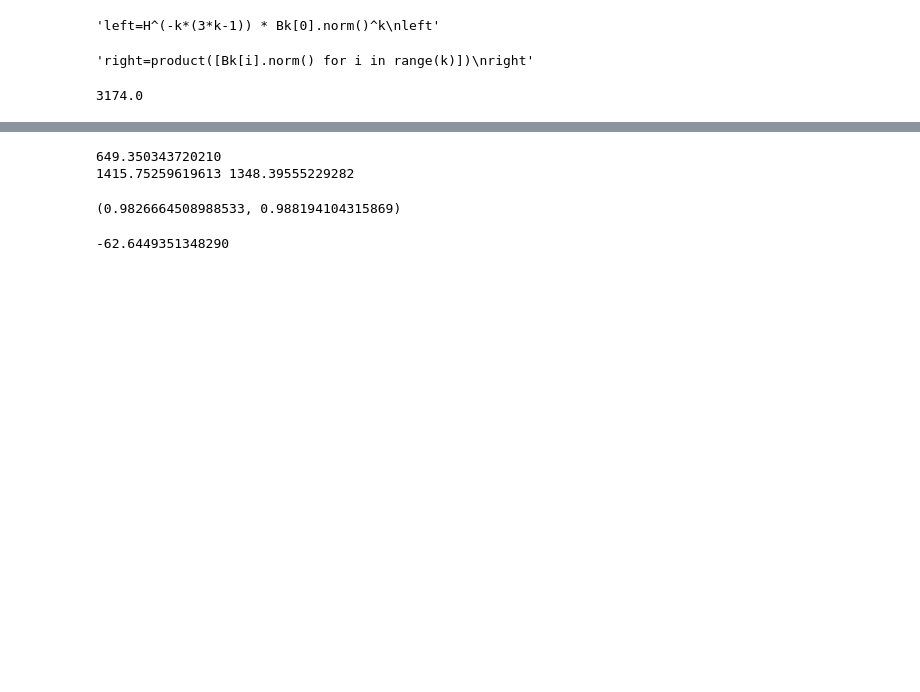
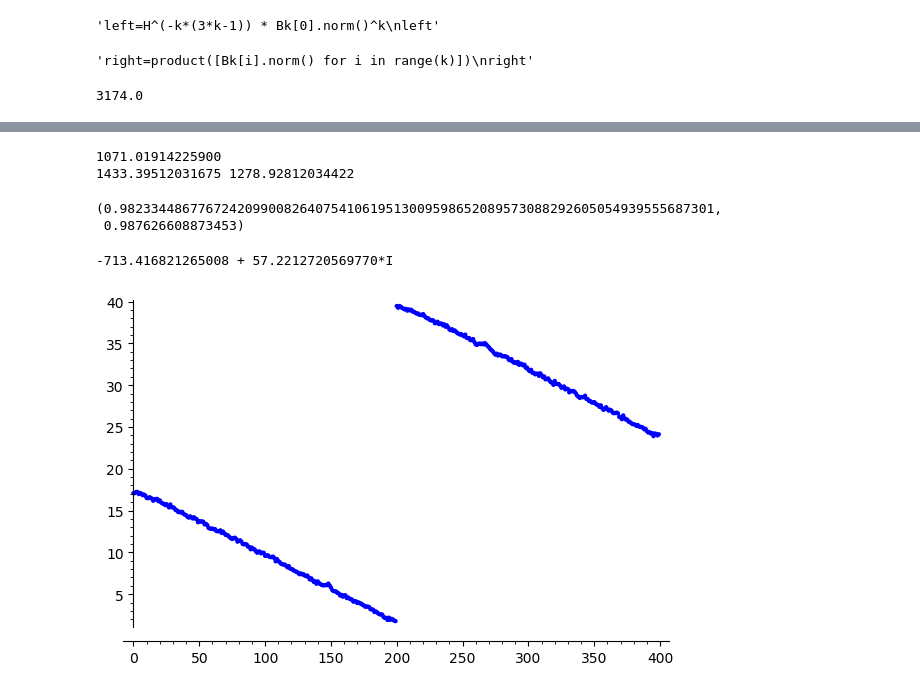
Before and after one commit to alexgit256/Diploma-NTRU-attack-params-BKZ-, a Jupyter notebook: test LLL/NTRU crack no max loops with lemma_2_1.ipynb, the cells around one changed output, grey strips where cells are left out. Drawn from its saved outputs; the diff is of its cells as text; code cells hidden in the pictures; blank space fills up the shorter version.

```diff
--- a/test LLL/NTRU crack no max loops with lemma_2_1.ipynb
+++ b/test LLL/NTRU crack no max loops with lemma_2_1.ipynb
@@ -166,7 +166,7 @@ def ntru_plain_hybrid_basis(A, g, q, nsamples):
 	B = LLL.reduction(B)
 	return B, Bg
 
-n=256; q=next_prime(int(2^32*15.6))
+n=256; q=1832393
 h,q = gen_ntru_challenge(n,q)
 print(h,q)
 # %% [output]
@@ -307,20 +307,20 @@ Building basis of NTRU lattice...
 # %%
 ### PREPROC PHASE FOR FPYLLL ###
-k=127; beta=38
+k=200; beta=40
 
 print("Building submatrix of size 2*k =", 2*k, "...")
 TIME = time.time()
 Bk = B.submatrix(range(n-k,n+k), range(n-k,n+k)) # ~30s
-FPLLL.set_precision(180)
+FPLLL.set_precision(240)
 GSO_Bk = GSO.Mat(Bk, float_type='mpfr')
 print("Preprocessing...")
 Bk_BKZ = BKZ2(GSO_Bk)
 print("Done. time: ", (time.time() - TIME))
 
 ### BKZ PHASE ###
-flags = BKZ.AUTO_ABORT|BKZ.GH_BND|BKZ.VERBOSE|BKZ.MAX_LOOPS
+flags = BKZ.AUTO_ABORT|BKZ.GH_BND|BKZ.VERBOSE#|BKZ.MAX_LOOPS
 #beta = 9
-par = BKZ.Param(block_size=beta, strategies=BKZ.DEFAULT_STRATEGY, flags=flags, max_loops=10)
+par = BKZ.Param(block_size=beta, strategies=BKZ.DEFAULT_STRATEGY, flags=flags)
 print("BKZ reduction with beta =", beta, "...")
 TIME = time.time()
 DONE = Bk_BKZ(par) #actual BKZ algorithm; updates Bk in place; ~15 hours
@@ -363,15 +379,17 @@ right"""
 # %% [output]
 3174.0
 # %%
-#GSO - РєРІР°РґСЂР°С‚ РЅРѕСЂРјС‹ РѕСЂС‚РѕРіРѕРЅР°Р»РёР·Р°С†РёРё
+#GSO - квадрат нормы ортогонализации
 GSO_Bk_new=GSO.Mat(Bk, float_type='mpfr')
+lst=[(i,log(GSO_Bk.get_r(i,i),2)) for i in range(2*k)]
 
 H=H_delta(beta).n()
 H_exeremental=1
+Rbig=RealField(256)
 
-for t in range(1, Bk.ncols):
-    tmp=sqrt(GSO_Bk.get_r(t-1,t-1)/GSO_Bk.get_r(t,t))
+for t in range(1, 2*k):
+    tmp=sqrt(Rbig(GSO_Bk.get_r(t-1,t-1)/GSO_Bk.get_r(t,t)))
     H_exeremental*=tmp
-    print("Hermit: ", tmp , "ratio: ", tmp^2/H)
-H_exeremental=H_exeremental^(1/(Bk.ncols-1))
+    print("Hermit: ", tmp , "norm: ", GSO_Bk.get_r(t-1,t-1))
+H_exeremental=H_exeremental^(1/(2*k-1))
 # %% [output]
@@ -395,19 +413,26 @@ Hermit:  1.115252228713693 ratio:  1.22910350777535
 # %%
 #left=( log(H,2)*(-k*(3*k-1))+log(Bk[0].norm(),2)*k).n()
-left=( log(H,1/2)*(-k*(3*k-1)/2)+log(Bk[0].norm(),2)*k/2).n()
+left=( log(H,1/2)*(-k*(3*k-1))+log(Bk[0].norm(),2)*k/2).n()
 print(left)
 
 right=sum([log(GSO_Bk.get_r(i+k,i+k),2)/2 for i in range(k)]).n()
 left_=( log(H_exeremental,2)*(-k*(3*k-1))+log(Bk[0].norm(),2)*k/2).n()
 print(left_, right)
 # %% [output]
-649.350343720210
-1415.75259619613 1348.39555229282
+1071.01914225900
+1433.39512031675 1278.92812034422
 # %%
 H_exeremental, 1/H
 # %% [output]
-(0.9826664508988533, 0.988194104315869)
+(0.9823344867767242099008264075410619513009598652089573088292605054939555687301,
+ 0.987626608873453)
 # %%
-sum([log(GSO_Bk.get_r(i,i),2)/2 for i in range(k)]).n()-log(Bk[0].norm(),2).n()*k
+a = sum([log(GSO_Bk.get_r(i,i),2)/2 for i in range(k)]).n()-log(Bk[0].norm(),2).n()*(k/2)
-# %% [output]
--62.6449351348290
+# %%
+a- ( log(H_exeremental,2)*(-k*k/10) ).n()
+# %% [output]
+-713.416821265008 + 57.2212720569770*I
+# %%
+list_plot(lst)
+# %% [output]
+[figure, added]
```
Also changed, not shown: parts of 4 cells of this notebook.
